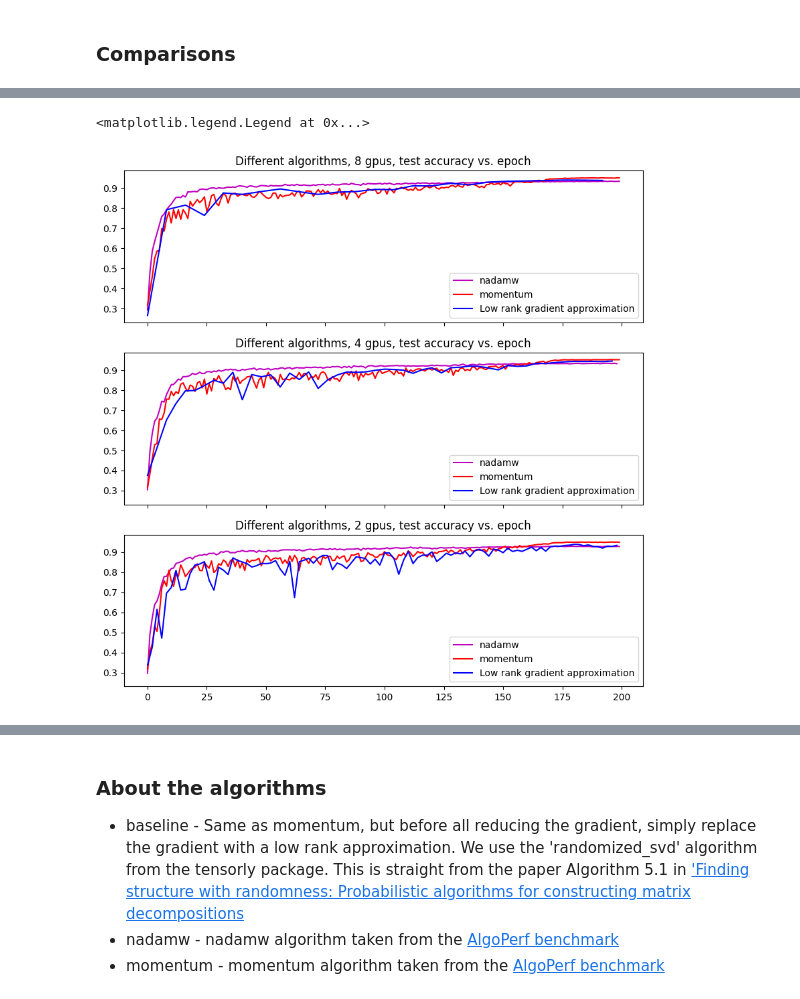
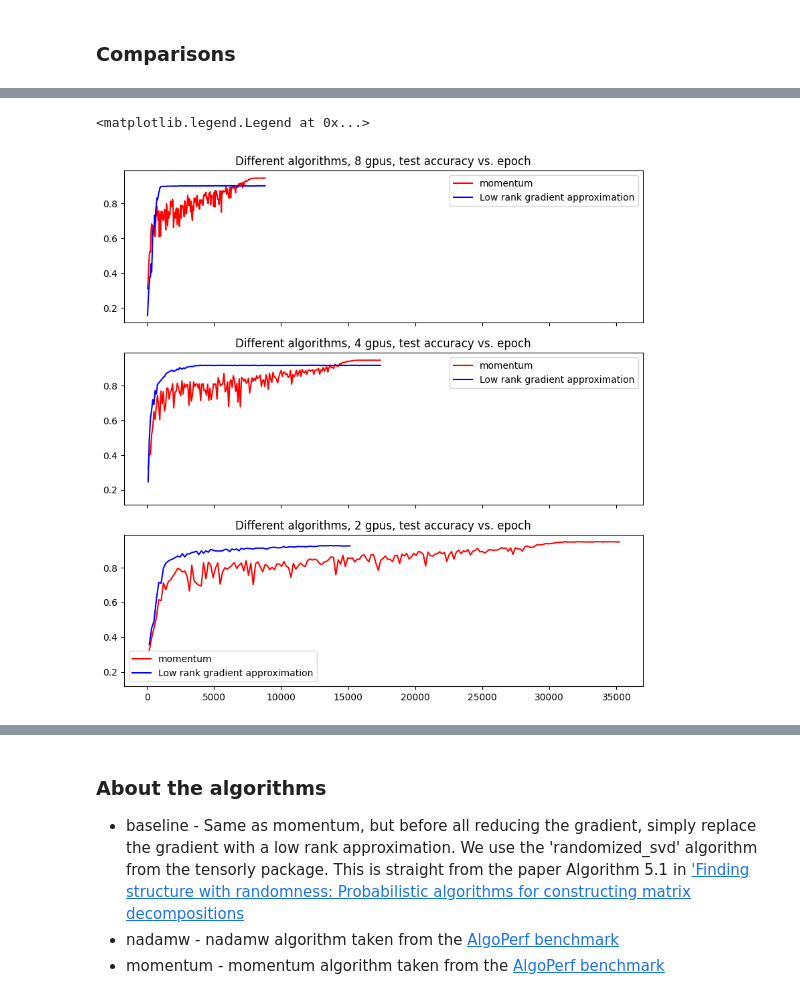
Before and after one commit to davidtweedle/lowrankapproximation, a Jupyter notebook: Low-rank-approximation-demo.ipynb, the cells around one changed output, grey strips where cells are left out. Saved outputs shown, nothing was run; the diff lists cells and outputs as text; code cells hidden in the pictures.

```diff
--- a/Low-rank-approximation-demo.ipynb
+++ b/Low-rank-approximation-demo.ipynb
@@ -76,15 +60,3 @@ momentum_8gpu_largebatch = pd.read_csv(prefix + "data/momentum_8gpu_largebatch/e
-# %%
-## Clean up data
-momentum_8gpu = momentum_8gpu[momentum_8gpu['global_step'] % 352 == 0]
-momentum_4gpu = momentum_4gpu[momentum_4gpu['global_step'] % 352 == 0]
-momentum_2gpu = momentum_2gpu[momentum_2gpu['global_step'] % 352 == 0]
-momentum_4gpu = momentum_4gpu[:200]
-baseline_8gpu = baseline_8gpu[baseline_8gpu['global_step'] % 352 == 0]
-baseline_4gpu = baseline_4gpu[baseline_4gpu['global_step'] % 352 == 0]
-baseline_2gpu = baseline_2gpu[baseline_2gpu['global_step'] % 352 == 0]
-nadamw_8gpu = nadamw_8gpu[nadamw_8gpu['global_step'] % 352 == 0]
-nadamw_4gpu = nadamw_4gpu[nadamw_4gpu['global_step'] % 352 == 0]
-nadamw_2gpu = nadamw_2gpu[nadamw_2gpu['global_step'] % 352 == 0]
 # %%
 baseline_8gpu.tail()
 # %% [output]
@@ -146,25 +109,22 @@ ax3.legend()
 # %%
 ## compare 4 algorithms by fixing N_GPUS
 ## compare by epoch
 fig, (ax1, ax2, ax3) = plt.subplots(nrows=3, ncols=1, figsize=(10,10), sharex=True, sharey=True)
 ax1.set_title("Different algorithms, 8 gpus, test accuracy vs. epoch")
-ax1.plot(range(200), nadamw_8gpu['test/accuracy'], 'm-', label='nadamw')
-ax1.plot(range(200), momentum_8gpu['test/accuracy'], 'r-', label='momentum')
-ax1.plot([8 * i for i in range(25)], baseline_8gpu['test/accuracy'], 'b-',label='Low rank gradient approximation')
+ax1.plot(momentum_8gpu['global_step'], momentum_8gpu['test/accuracy'], 'r-', label='momentum')
+ax1.plot(baseline_8gpu['global_step'], baseline_8gpu['test/accuracy'], 'b-',label='Low rank gradient approximation')
 ax1.legend()
 ax2.set_title("Different algorithms, 4 gpus, test accuracy vs. epoch")
-ax2.plot(range(199), nadamw_4gpu['test/accuracy'], 'm-', label='nadamw')
-ax2.plot(range(200), momentum_4gpu['test/accuracy'], 'r-', label='momentum')
-ax2.plot([4 * i for i in range(50)], baseline_4gpu['test/accuracy'], 'b-', label='Low rank gradient approximation')
+ax2.plot(momentum_4gpu['global_step'], momentum_4gpu['test/accuracy'], 'r-', label='momentum')
+ax2.plot(baseline_4gpu['global_step'], baseline_4gpu['test/accuracy'], 'b-', label='Low rank gradient approximation')
 ax2.legend()
 ax3.set_title("Different algorithms, 2 gpus, test accuracy vs. epoch")
-ax3.plot(range(200), nadamw_2gpu['test/accuracy'], 'm-', label='nadamw')
-ax3.plot(range(200), momentum_2gpu['test/accuracy'], 'r-', label='momentum')
-ax3.plot([2 * i for i in range(100)], baseline_2gpu['test/accuracy'], 'b-', label='Low rank gradient approximation')
+ax3.plot(momentum_2gpu['global_step'], momentum_2gpu['test/accuracy'], 'r-', label='momentum')
+ax3.plot(baseline_2gpu['global_step'], baseline_2gpu['test/accuracy'], 'b-', label='Low rank gradient approximation')
 ax3.legend()
 # %% [output]
 <matplotlib.legend.Legend at 0x...>
-[figure, old version]
+[figure, new version]
 # %%
 ## compare by time
 fig, (ax1, ax2, ax3) = plt.subplots(nrows=3, ncols=1, figsize=(10,10), sharex=True, sharey=True)
```
Also changed, not shown: parts of 9 cells of this notebook.
